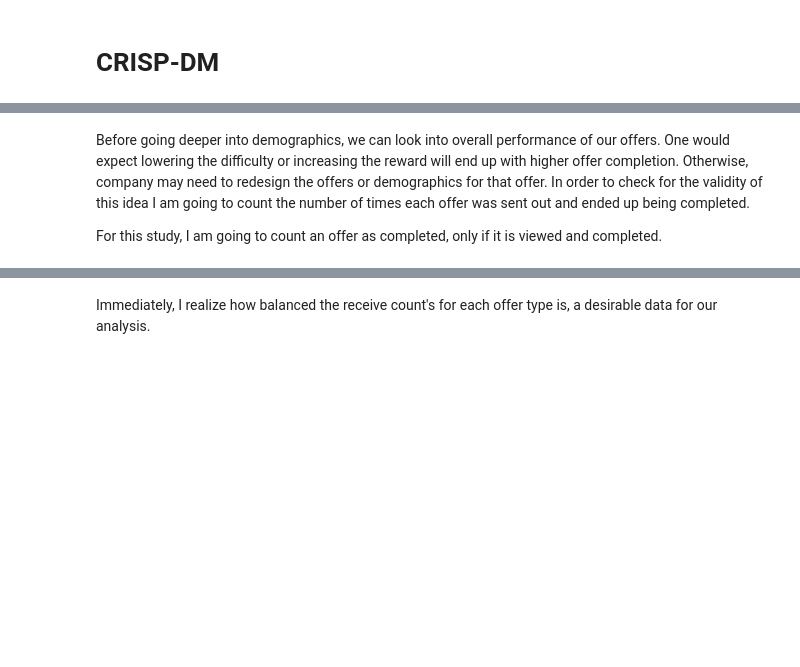
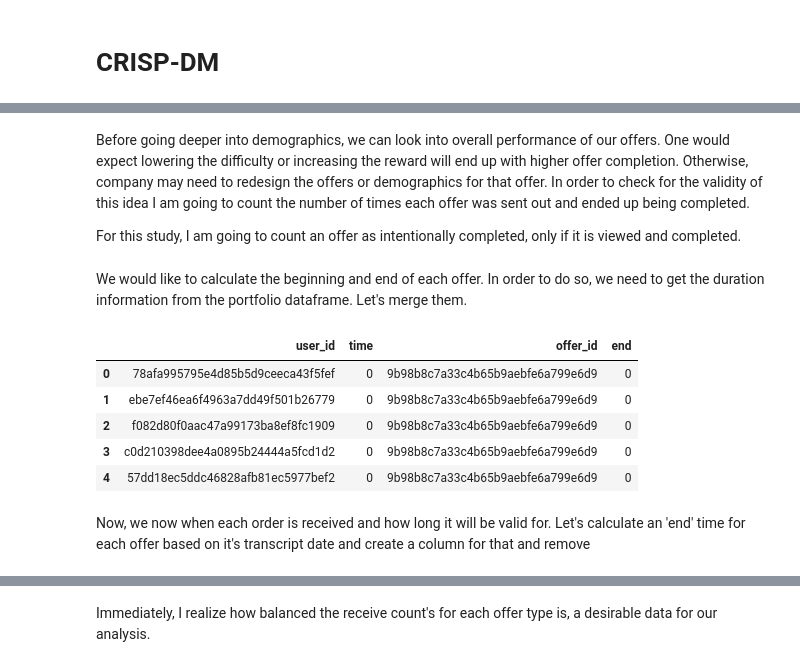
Before and after one commit to onurkapucu/Starbucks_Capstone, a Jupyter notebook: Starbucks_Capstone_notebook.ipynb, the cells around one changed output, grey strips where cells are left out. Saved outputs shown, nothing was run; the diff lists cells and outputs as text; code cells hidden in the pictures; blank space fills up the shorter version.

```diff
--- a/Starbucks_Capstone_notebook.ipynb
+++ b/Starbucks_Capstone_notebook.ipynb
@@ -305,4 +301,4 @@ We want to offer our customers the best possible offer so that they will be plea
 # %% [markdown]
 Before going deeper into demographics, we can look into overall performance of our offers. One would expect lowering the difficulty or increasing the reward will end up with higher offer completion. Otherwise, company may need to redesign the offers or demographics for that offer. In order to check for the validity of this idea I am going to count the number of times each offer was sent out and ended up being completed.
 
-For this study, I am going to count an offer as completed, only if it is viewed and completed.
+For this study, I am going to count an offer as intentionally completed, only if it is viewed and completed.
@@ -311,5 +305,7 @@ For this study, I am going to count an offer as completed, only if it is viewed
 # %%
-transcript_received= transcript_clean[transcript_clean['event']=='offer received'].drop(columns=['amount'])
-transcript_viewed= transcript_clean[transcript_clean['event']=='offer viewed'].drop(columns=['amount'])
-transcript_completed= transcript_clean[transcript_clean['event']=='offer completed'].drop(columns=['amount'])
-transcript_transaction=transcript_clean[transcript_clean['event']=='transaction']
+transcript_received = transcript_clean[transcript_clean['event']=='offer received'].drop(columns=['amount','event'])
+transcript_viewed = transcript_clean[transcript_clean['event']=='offer viewed'].drop(columns=['amount','event'])
+transcript_completed = transcript_clean[transcript_clean['event']=='offer completed'].drop(columns=['amount','event'])
+transcript_transaction = transcript_clean[transcript_clean['event']=='transaction']
+# %% [markdown]
+We would like to calculate the beginning and end of each offer. In order to do so, we need to get the duration information from the portfolio dataframe. Let's merge them.
@@ -315,0 +316,10 @@ transcript_transaction=transcript_clean[transcript_clean['event']=='transaction'
+# %%
+transcript_received['end']=0
+transcript_received.head()
+# %% [output]
+|  | user_id | time | offer_id | end |
+| 0 | 78afa995795e4d85b5d9ceeca43f5fef | 0 | 9b98b8c7a33c4b65b9aebfe6a799e6d9 | 0 |
+| 1 | ebe7ef46ea6f4963a7dd49f501b26779 | 0 | 9b98b8c7a33c4b65b9aebfe6a799e6d9 | 0 |
+| 2 | f082d80f0aac47a99173ba8ef8fc1909 | 0 | 9b98b8c7a33c4b65b9aebfe6a799e6d9 | 0 |
+| 3 | c0d210398dee4a0895b24444a5fcd1d2 | 0 | 9b98b8c7a33c4b65b9aebfe6a799e6d9 | 0 |
+| 4 | 57dd18ec5ddc46828afb81ec5977bef2 | 0 | 9b98b8c7a33c4b65b9aebfe6a799e6d9 | 0 |
@@ -322,3 +331,5 @@ transcript_received = transcript_received.drop(columns=['offer_channels','offer_
+# %% [markdown]
+Now, we now when each order is received and how long it will be valid for. Let's calculate an 'end' time for each offer based on it's transcript date and create a column for that and remove
 # %%
 df_transcript = transcript_received.merge(
     transcript_viewed,how='outer',on=['user_id','offer_id'],suffixes=('','_viewed')).merge(
```
Also changed, not shown: parts of 26 cells of this notebook.
